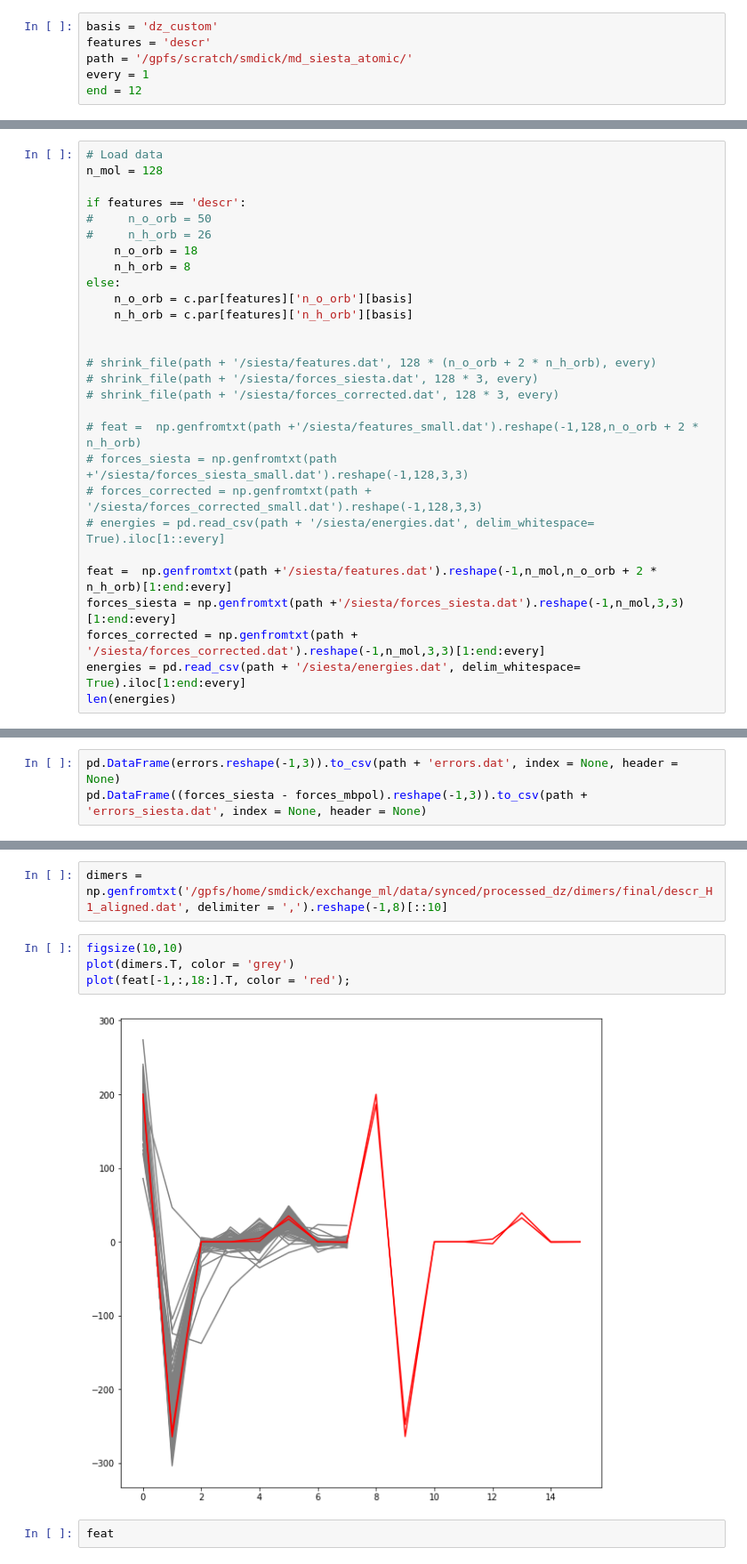
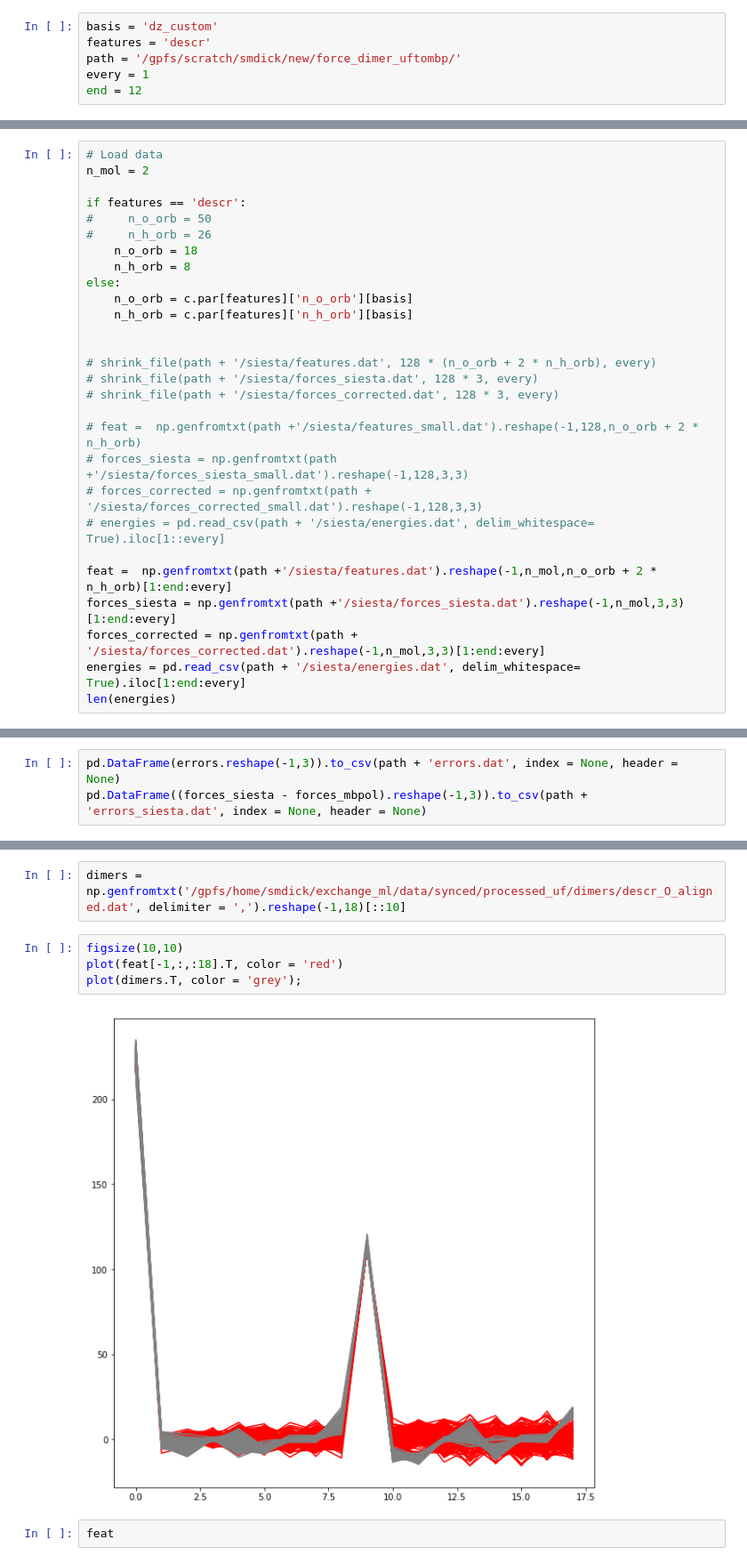
Before and after one commit to semodi/mlcf, a Jupyter notebook: analysis/test_along_traj.ipynb, the cells around one changed output, grey strips where cells are left out. Shown at 89% size. Drawn from its saved outputs; the diff is of its cells as text.

Commit message:
molecular descriptors working

```diff
--- a/analysis/test_along_traj.ipynb
+++ b/analysis/test_along_traj.ipynb
@@ -18,7 +18,7 @@ Using TensorFlow backend.
 # %%
 basis = 'dz_custom'
 features = 'descr'
-path = '/gpfs/scratch/smdick/md_siesta_atomic/'
+path = '/gpfs/scratch/smdick/new/force_dimer_uftombp/'
 every = 1
 end = 12
 # %%
@@ -65,7 +65,7 @@ def shrink_file(path, block_size, every):
                     line = infile.readline()
 # %%
 # Load data
-n_mol = 128
+n_mol = 2
 
 if features == 'descr':
 #     n_o_orb = 50
@@ -281,13 +282,13 @@ atoms = ['O','H1','H2']
 # %% [output]
 [figure]
 # %%
-dimers = np.genfromtxt('/gpfs/home/smdick/exchange_ml/data/synced/processed_dz/dimers/final/descr_H1_aligned.dat', delimiter = ',').reshape(-1,8)[::10]
+dimers = np.genfromtxt('/gpfs/home/smdick/exchange_ml/data/synced/processed_uf/dimers/descr_O_aligned.dat', delimiter = ',').reshape(-1,18)[::10]
 # %%
 figsize(10,10)
-plot(dimers.T, color = 'grey')
-plot(feat[-1,:,18:].T, color = 'red');
+plot(feat[-1,:,:18].T, color = 'red')
+plot(dimers.T, color = 'grey');
 # %% [output]
-[figure, old version]
+[figure, new version]
 # %%
 feat
 # %% [output]
```
Also changed, not shown: parts of 7 cells of this notebook, 5 other files.
